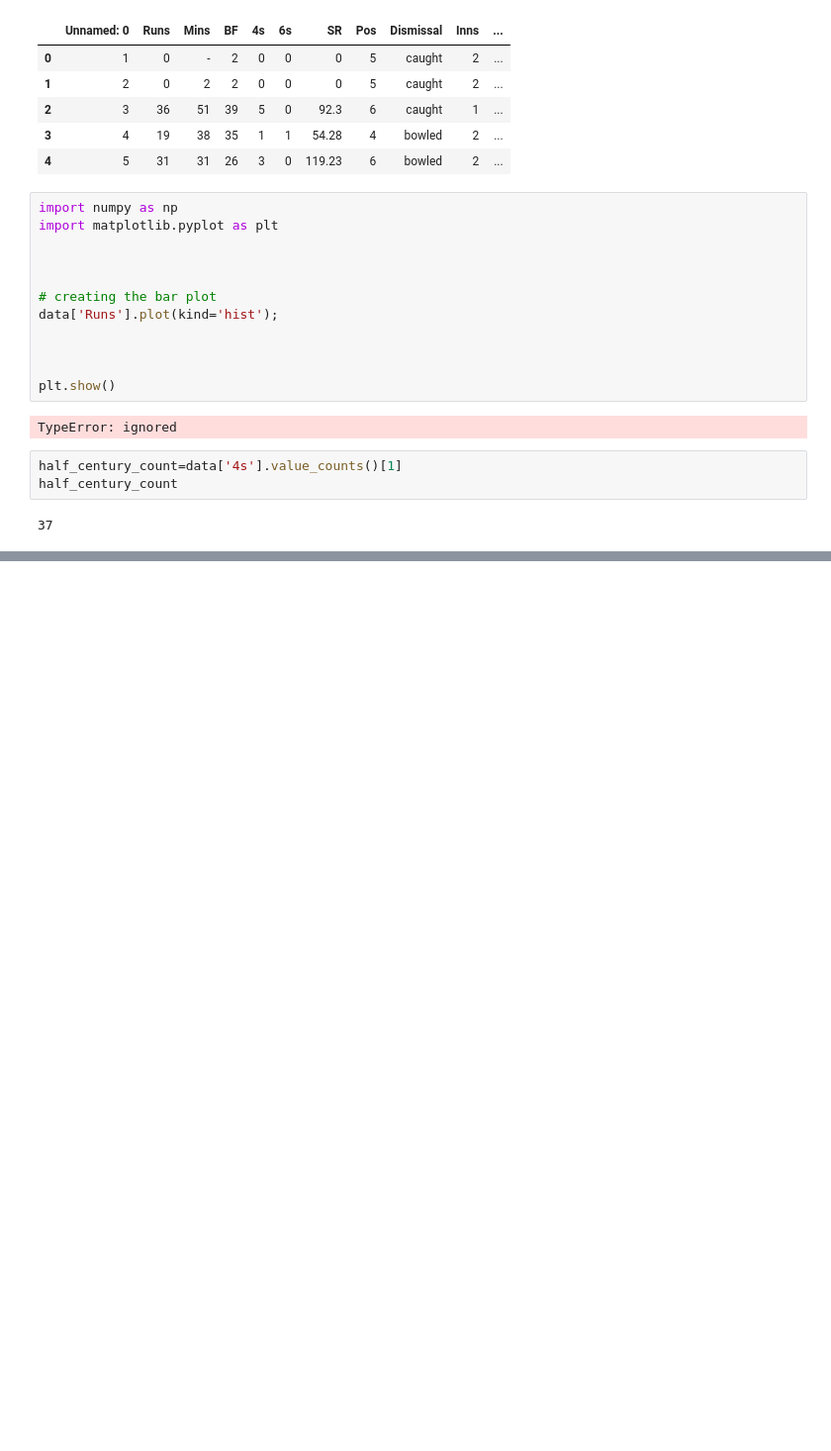
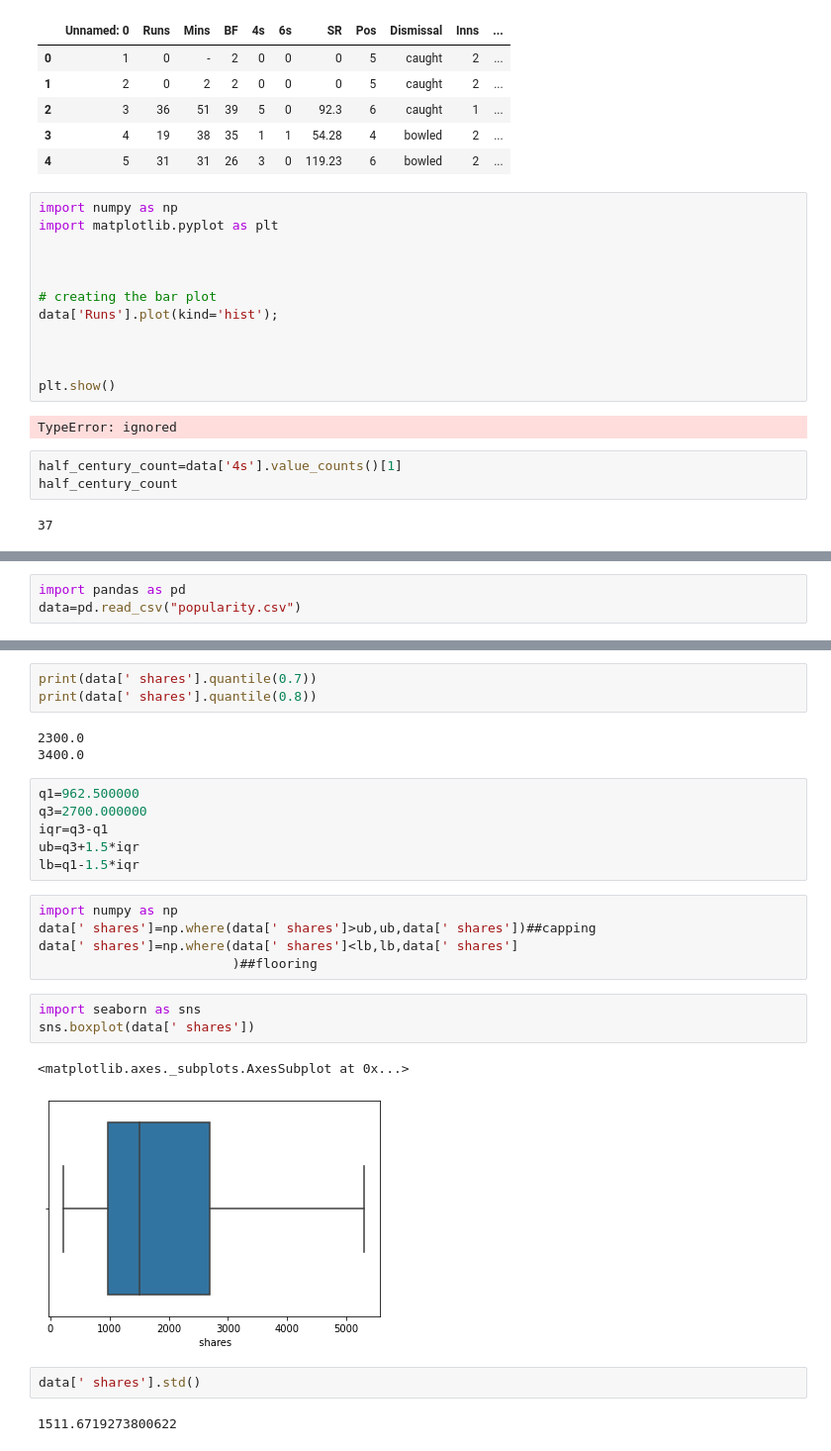
Before and after one commit to kavithachitriki/UPGRAD_PRACTICE, a Jupyter notebook: upgrad_Univariate.ipynb, the cells around one changed output, grey strips where cells are left out. Shown at 99% size. Drawn from its saved outputs; the diff is of its cells as text; blank space fills up the shorter version.

```diff
--- a/upgrad_Univariate.ipynb
+++ b/upgrad_Univariate.ipynb
@@ -53,3 +53,6 @@ fig = px.histogram(data, x="4s",marginal='box',title='Run Bucket')
 fig.show()
 # %% [output]
 [interactive output not drawn]
+# %%
+import pandas as pd
+data=pd.read_csv("popularity.csv")
@@ -55,0 +119,27 @@ fig.show()
+# %%
+print(data[' shares'].quantile(0.7))
+print(data[' shares'].quantile(0.8))
+# %% [output]
+2300.0
+3400.0
+# %%
+q1=962.500000
+q3=2700.000000
+iqr=q3-q1
+ub=q3+1.5*iqr
+lb=q1-1.5*iqr
+# %%
+import numpy as np
+data[' shares']=np.where(data[' shares']>ub,ub,data[' shares'])##capping
+data[' shares']=np.where(data[' shares']<lb,lb,data[' shares']
+                         )##flooring
+# %%
+import seaborn as sns
+sns.boxplot(data[' shares'])
+# %% [output]
+<matplotlib.axes._subplots.AxesSubplot at 0x...>
+[figure, added]
+# %%
+data[' shares'].std()
+# %% [output]
+1511.6719273800622
```
Also changed, not shown: parts of 6 cells of this notebook.
